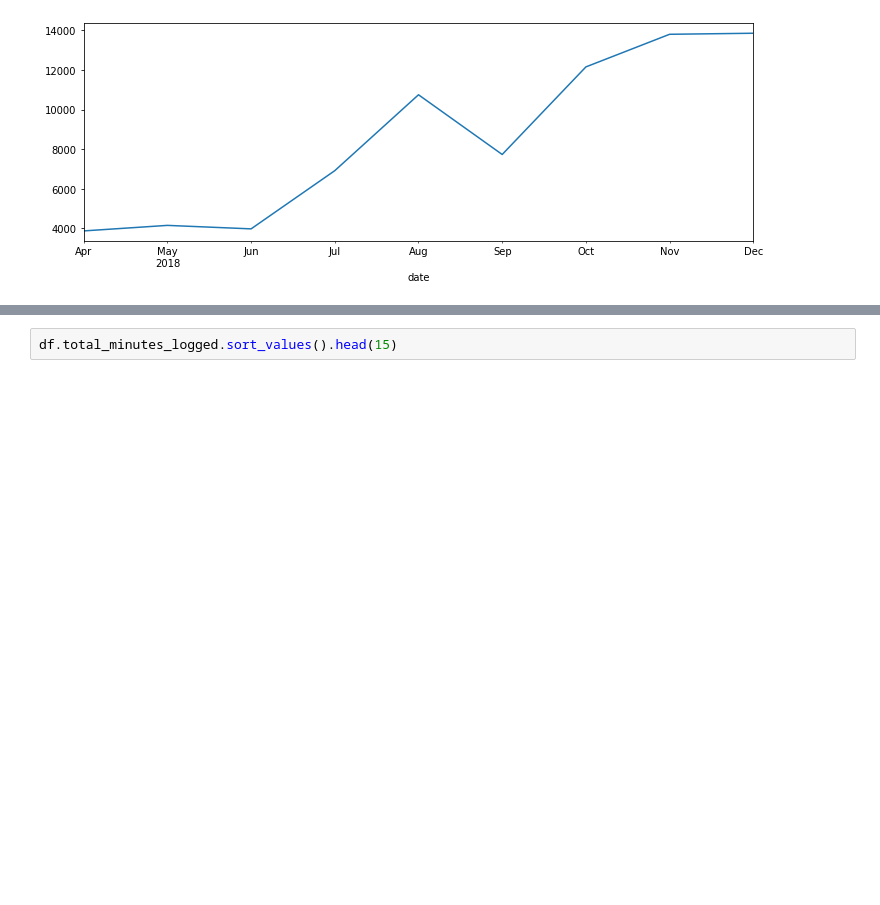
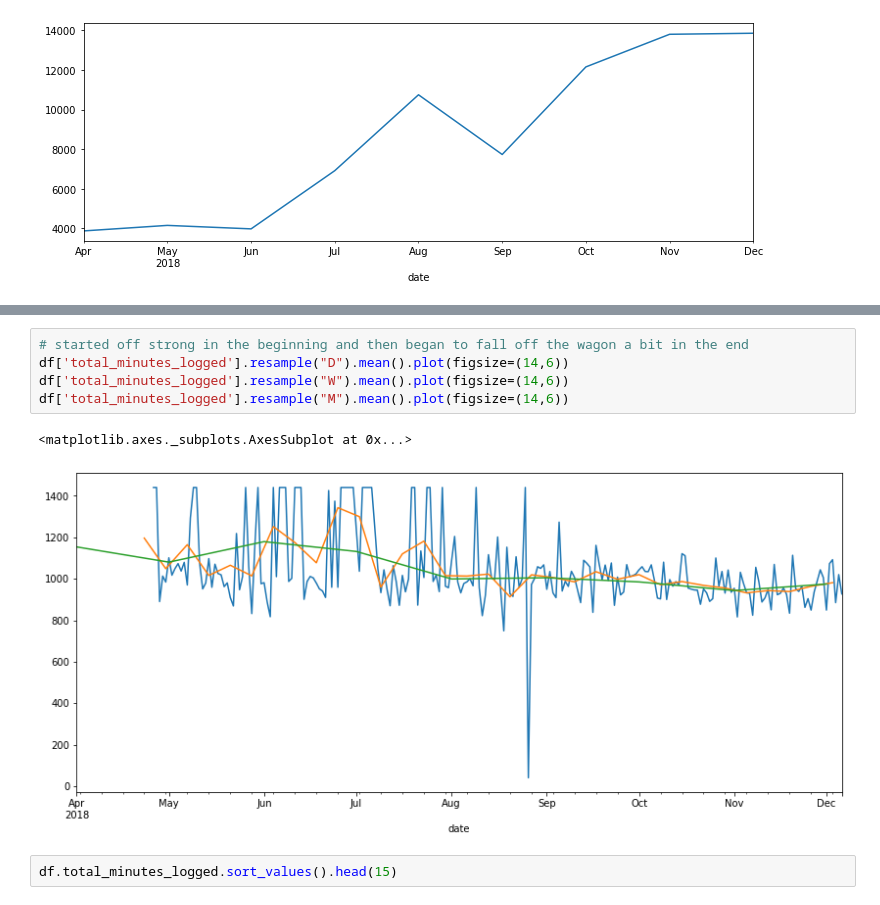
Before and after one commit to Dairy-Time/time-series-project, a Jupyter notebook: Fitbit_Data.ipynb, the cells around one changed output, grey strips where cells are left out. Cells and saved outputs as stored; diff of their text form; blank space fills up the shorter version.

```diff
--- a/Fitbit_Data.ipynb
+++ b/Fitbit_Data.ipynb
@@ -220,3 +228,11 @@ Name: steps, dtype: int64
+# %%
+# started off strong in the beginning and then began to fall off the wagon a bit in the end
+df['total_minutes_logged'].resample("D").mean().plot(figsize=(14,6))
+df['total_minutes_logged'].resample("W").mean().plot(figsize=(14,6))
+df['total_minutes_logged'].resample("M").mean().plot(figsize=(14,6))
+# %% [output]
+<matplotlib.axes._subplots.AxesSubplot at 0x...>
+[figure, added]
 # %%
 df.total_minutes_logged.sort_values().head(15)
 # %% [output]
```
Also changed, not shown: parts of 6 cells of this notebook.
